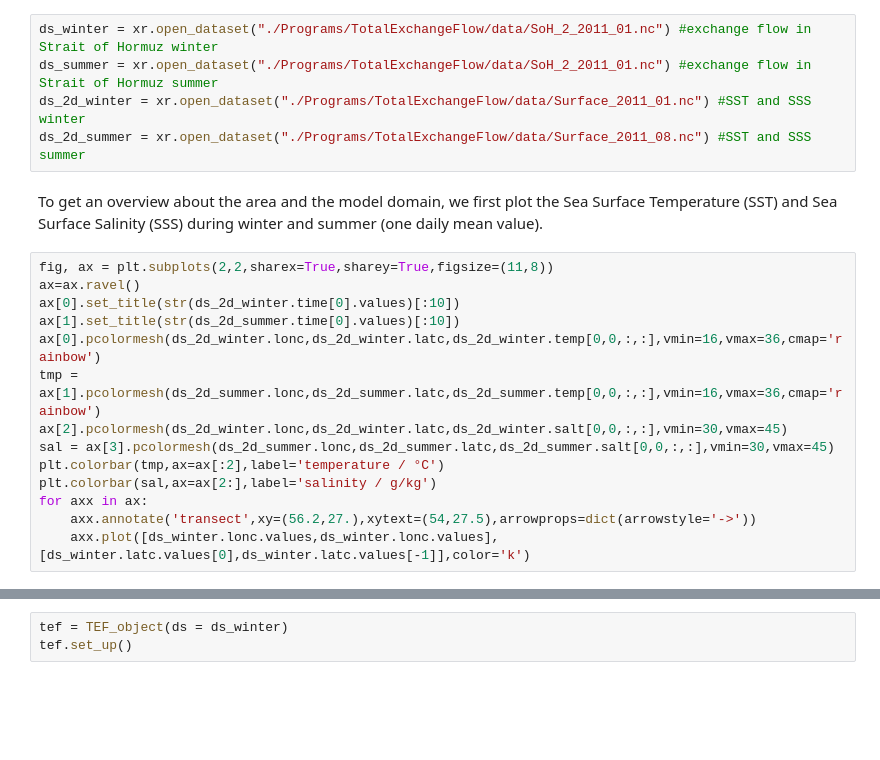
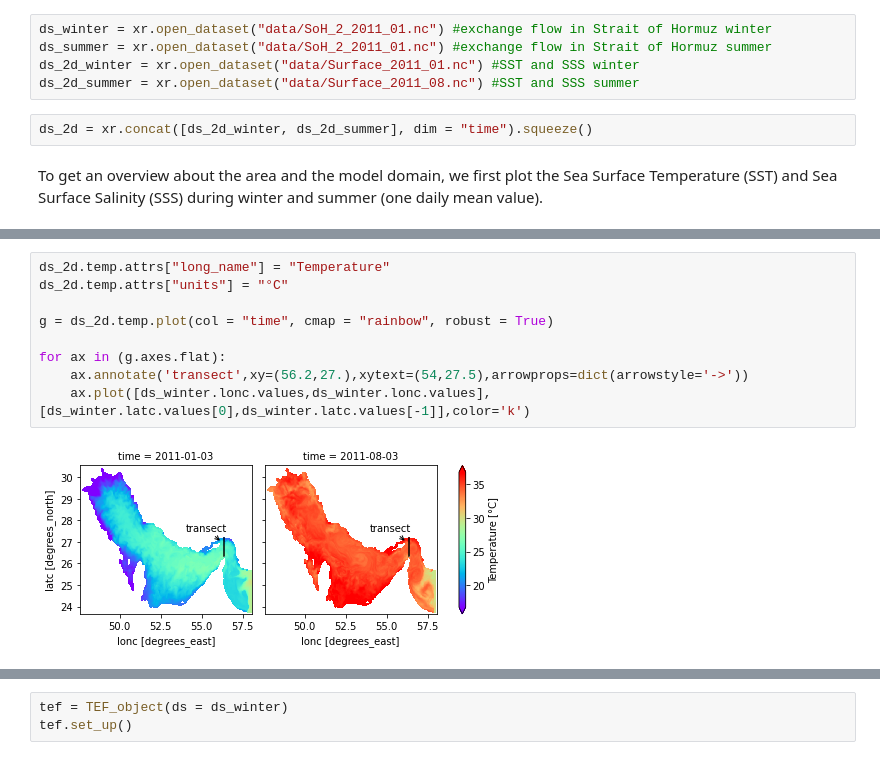
Before and after one commit to florianboergel/pyTEF, a Jupyter notebook: 01_example_persian_gulf.ipynb, the cells around one changed output, grey strips where cells are left out. Cells and saved outputs as stored; diff of their text form; blank space fills up the shorter version.

```diff
--- a/01_example_persian_gulf.ipynb
+++ b/01_example_persian_gulf.ipynb
@@ -10,21 +15,9 @@ import xarray as xr
 # %%
-ds_winter = xr.open_dataset("./Programs/TotalExchangeFlow/data/SoH_2_2011_01.nc") #exchange flow in Strait of Hormuz winter
-ds_summer = xr.open_dataset("./Programs/TotalExchangeFlow/data/SoH_2_2011_01.nc") #exchange flow in Strait of Hormuz summer
-ds_2d_winter = xr.open_dataset("./Programs/TotalExchangeFlow/data/Surface_2011_01.nc") #SST and SSS winter
-ds_2d_summer = xr.open_dataset("./Programs/TotalExchangeFlow/data/Surface_2011_08.nc") #SST and SSS summer
+ds_winter = xr.open_dataset("data/SoH_2_2011_01.nc") #exchange flow in Strait of Hormuz winter
+ds_summer = xr.open_dataset("data/SoH_2_2011_01.nc") #exchange flow in Strait of Hormuz summer
+ds_2d_winter = xr.open_dataset("data/Surface_2011_01.nc") #SST and SSS winter
+ds_2d_summer = xr.open_dataset("data/Surface_2011_08.nc") #SST and SSS summer
+# %%
+ds_2d = xr.concat([ds_2d_winter, ds_2d_summer], dim = "time").squeeze()
 # %% [markdown]
 To get an overview about the area and the model domain, we first plot the Sea Surface Temperature (SST) and Sea Surface Salinity (SSS) during winter and summer (one daily mean value).
-# %%
-fig, ax = plt.subplots(2,2,sharex=True,sharey=True,figsize=(11,8))
-ax=ax.ravel()
-ax[0].set_title(str(ds_2d_winter.time[0].values)[:10])
-ax[1].set_title(str(ds_2d_summer.time[0].values)[:10])
-ax[0].pcolormesh(ds_2d_winter.lonc,ds_2d_winter.latc,ds_2d_winter.temp[0,0,:,:],vmin=16,vmax=36,cmap='rainbow')
-tmp = ax[1].pcolormesh(ds_2d_summer.lonc,ds_2d_summer.latc,ds_2d_summer.temp[0,0,:,:],vmin=16,vmax=36,cmap='rainbow')
-ax[2].pcolormesh(ds_2d_winter.lonc,ds_2d_winter.latc,ds_2d_winter.salt[0,0,:,:],vmin=30,vmax=45)
-sal = ax[3].pcolormesh(ds_2d_summer.lonc,ds_2d_summer.latc,ds_2d_summer.salt[0,0,:,:],vmin=30,vmax=45)
-plt.colorbar(tmp,ax=ax[:2],label='temperature / °C')
-plt.colorbar(sal,ax=ax[2:],label='salinity / g/kg')
-for axx in ax:
-    axx.annotate('transect',xy=(56.2,27.),xytext=(54,27.5),arrowprops=dict(arrowstyle='->'))
-    axx.plot([ds_winter.lonc.values,ds_winter.lonc.values],[ds_winter.latc.values[0],ds_winter.latc.values[-1]],color='k')
@@ -32,0 +24,11 @@ for axx in ax:
+# %%
+ds_2d.temp.attrs["long_name"] = "Temperature"
+ds_2d.temp.attrs["units"] = "°C"
+
+g = ds_2d.temp.plot(col = "time", cmap = "rainbow", robust = True)
+
+for ax in (g.axes.flat):
+    ax.annotate('transect',xy=(56.2,27.),xytext=(54,27.5),arrowprops=dict(arrowstyle='->'))
+    ax.plot([ds_winter.lonc.values,ds_winter.lonc.values],[ds_winter.latc.values[0],ds_winter.latc.values[-1]],color='k')
+# %% [output]
+[figure, added]
```
Also changed, not shown: parts of 12 cells of this notebook, 9 other files.
